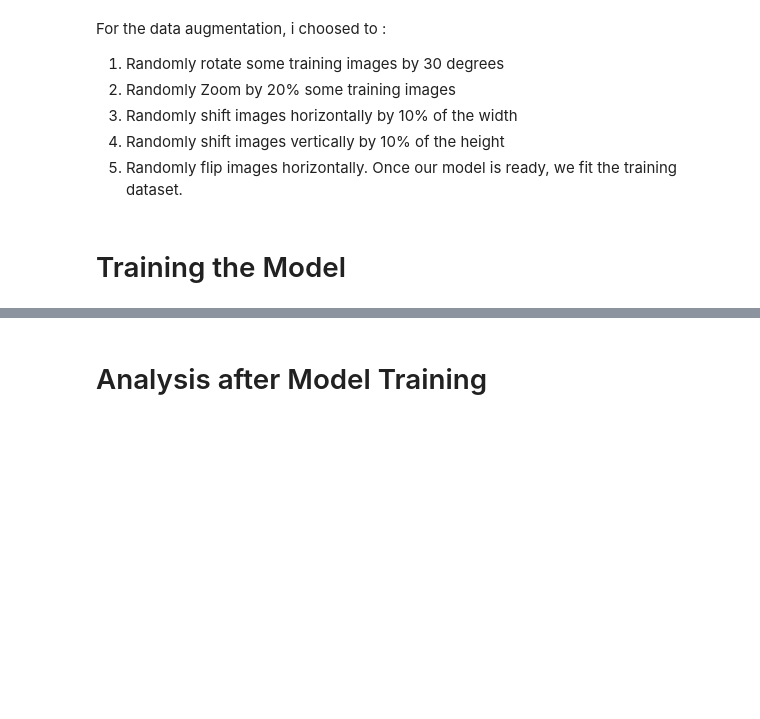
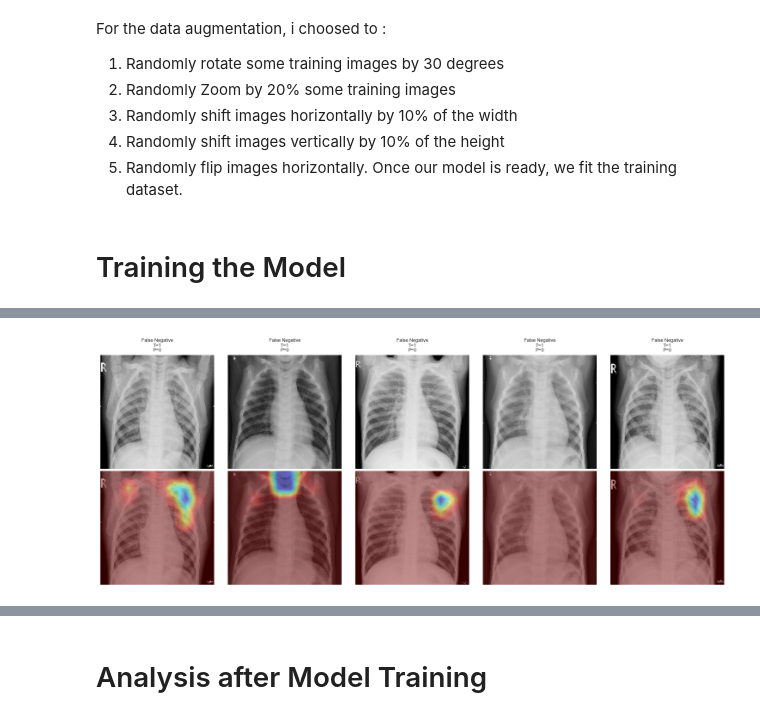
Before and after one commit to PPhiPham/DS2, a Jupyter notebook: AS2_baseline.ipynb, the cells around one changed output, grey strips where cells are left out. Saved outputs shown, nothing was run; the diff lists cells and outputs as text; code cells hidden in the pictures; blank space fills up the shorter version.

Commit message:
feat: gradcam

```diff
--- a/AS2_baseline.ipynb
+++ b/AS2_baseline.ipynb
@@ -234,5 +238,6 @@ _________________________________________________________________
 learning_rate_reduction = ReduceLROnPlateau(monitor='val_accuracy', patience = 2, verbose=1,factor=0.3, min_lr=0.000001)
 # %%
 history = model.fit(datagen.flow(x_train,y_train, batch_size = 32) ,epochs = 12 , validation_data = datagen.flow(x_val, y_val) ,callbacks = [learning_rate_reduction])
+cnn_model = model
 # %% [output]
 Epoch 1/12
@@ -254,0 +313,75 @@ Epoch 12: ReduceLROnPlateau reducing learning rate to 2.429999949526973e-06.
+# %%
+import numpy as np
+import cv2
+import tensorflow as tf
+import matplotlib.pyplot as plt
+from tensorflow.keras import Input, Model
+from tensorflow.keras.layers import Conv2D
+
+baseline_model = cnn_model
+
+last_conv_name = "conv2d_4"
+print("Using layer:", last_conv_name)
+
+input_tensor = Input(shape=(150, 150, 1))
+
+x = input_tensor
+for layer in baseline_model.layers:
+    x = layer(x)
+    if layer.name == last_conv_name:
+        conv_output = x
+
+predictions = x
+grad_model = Model(inputs=input_tensor,
+                   outputs=[conv_output, predictions])
+
+print("test inputs:", grad_model.inputs)
+print("test outputs:", [o.shape for o in grad_model.outputs])
+
+def make_gradcam_heatmap(img_tensor, grad_model, eps=1e-8):
+    with tf.GradientTape() as tape:
+        conv_outputs, preds = grad_model(img_tensor)
+        pred_index = tf.argmax(preds[0])
+        loss = preds[:, pred_index]
+    grads        = tape.gradient(loss, conv_outputs)
+    pooled_grads = tf.reduce_mean(grads, axis=(0,1,2))
+    conv_outputs = conv_outputs[0]
+    cam          = tf.reduce_sum(conv_outputs * pooled_grads, axis=-1)
+    cam          = tf.maximum(cam, 0) / (tf.reduce_max(cam) + eps)
+    return cam.numpy()
+
+def overlay_heatmap(gray, heatmap, alpha=0.4):
+    rgb      = np.stack([gray]*3, axis=-1)
+    rgb_uint = (rgb*255).astype('uint8')
+    hm       = cv2.resize(heatmap, (gray.shape[1], gray.shape[0]))
+    jet_map  = cv2.applyColorMap(np.uint8(255*hm), cv2.COLORMAP_JET)
+    return cv2.addWeighted(rgb_uint, 1-alpha, jet_map, alpha, 0)
+
+preds      = baseline_model.predict(x_test)
+pred_lbls  = (preds.ravel()>0.5).astype(int)
+false_pos  = np.where((pred_lbls==1)&(y_test==0))[0]
+false_neg  = np.where((pred_lbls==0)&(y_test==1))[0]
+
+plt.figure(figsize=(15,6))
+
+def plot_group(indices, start_col, title):
+    for i, idx in enumerate(indices[:5]):
+        gray   = x_test[idx].reshape(150,150)
+        batch  = np.expand_dims(gray, axis=(0, -1))
+        heatmap= make_gradcam_heatmap(batch, grad_model)
+        over   = overlay_heatmap(gray, heatmap)
+
+        plt.subplot(2, 5, start_col + i)
+        plt.imshow(gray, cmap='gray')
+        plt.title(f"{title}\nT={y_test[idx]}\nP={pred_lbls[idx]}", fontsize=8)
+        plt.axis('off')
+        plt.subplot(2, 5, start_col + 5 + i)
+        plt.imshow(over)
+        plt.axis('off')
+
+plot_group(false_pos, 1, "False Positive")
+plot_group(false_neg, 1, "False Negative")
+
+plt.tight_layout()
+plt.show()
+# %% [output]
@@ -255,3 +392,4 @@ Epoch 12: ReduceLROnPlateau reducing learning rate to 2.429999949526973e-06.
+[figure, added]
 # %%
 print("Loss of the model is - " , model.evaluate(x_test,y_test)[0])
 print("Accuracy of the model is - " , model.evaluate(x_test,y_test)[1]*100 , "%")
```
Also changed, not shown: parts of 19 cells of this notebook.
